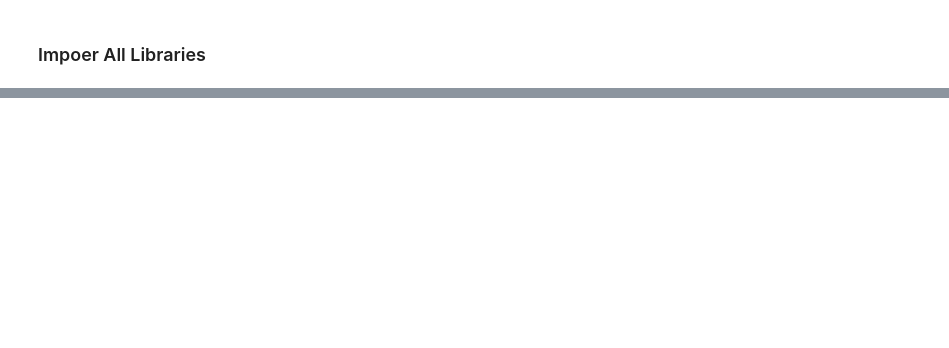
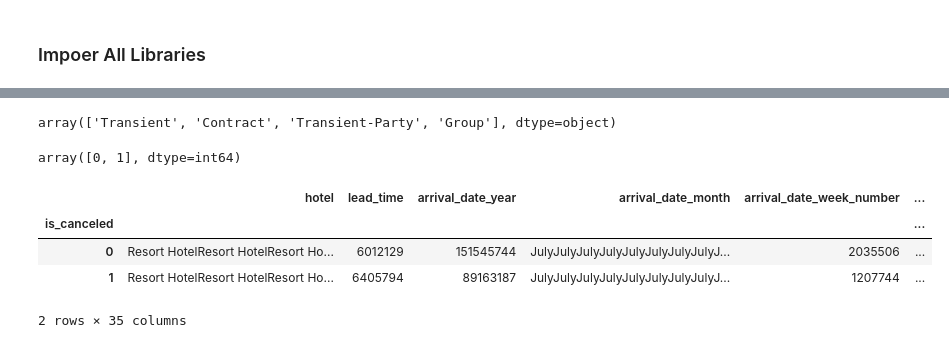
Before and after one commit to ta1234456/dataSci, a Jupyter notebook: Data_Science.ipynb, the cells around one changed output, grey strips where cells are left out. Saved outputs shown, nothing was run; the diff lists cells and outputs as text; code cells hidden in the pictures; blank space fills up the shorter version.

```diff
--- a/Data_Science.ipynb
+++ b/Data_Science.ipynb
@@ -15,5 +64,4 @@
 import pandas as pd
 import seaborn as sns
 # %%
-df = pd.read_csv('laptop_prices.csv')
-df
+df = pd.read_csv('hotel_booking.csv')
@@ -97,0 +128,16 @@ array([2000, 2001, 2002, 2003, 2004, 2005, 2006, 2007, 2008, 2009, 2010,
+# %%
+df['customer_type'].unique()
+# %% [output]
+array(['Transient', 'Contract', 'Transient-Party', 'Group'], dtype=object)
+# %%
+df['is_canceled'].unique()
+# %% [output]
+array([0, 1], dtype=int64)
+# %%
+df.groupby('is_canceled').sum()
+# %% [output]
+|  | hotel | lead_time | arrival_date_year | arrival_date_month | arrival_date_week_number | ... |
+| is_canceled |  |  |  |  |  | ... |
+| 0 | Resort HotelResort HotelResort Ho... | 6012129 | 151545744 | JulyJulyJulyJulyJulyJulyJulyJulyJ... | 2035506 | ... |
+| 1 | Resort HotelResort HotelResort Ho... | 6405794 | 89163187 | JulyJulyJulyJulyJulyJulyJulyJulyJ... | 1207744 | ... |
+2 rows × 35 columns
```
Also changed, not shown: parts of 13 cells of this notebook.
